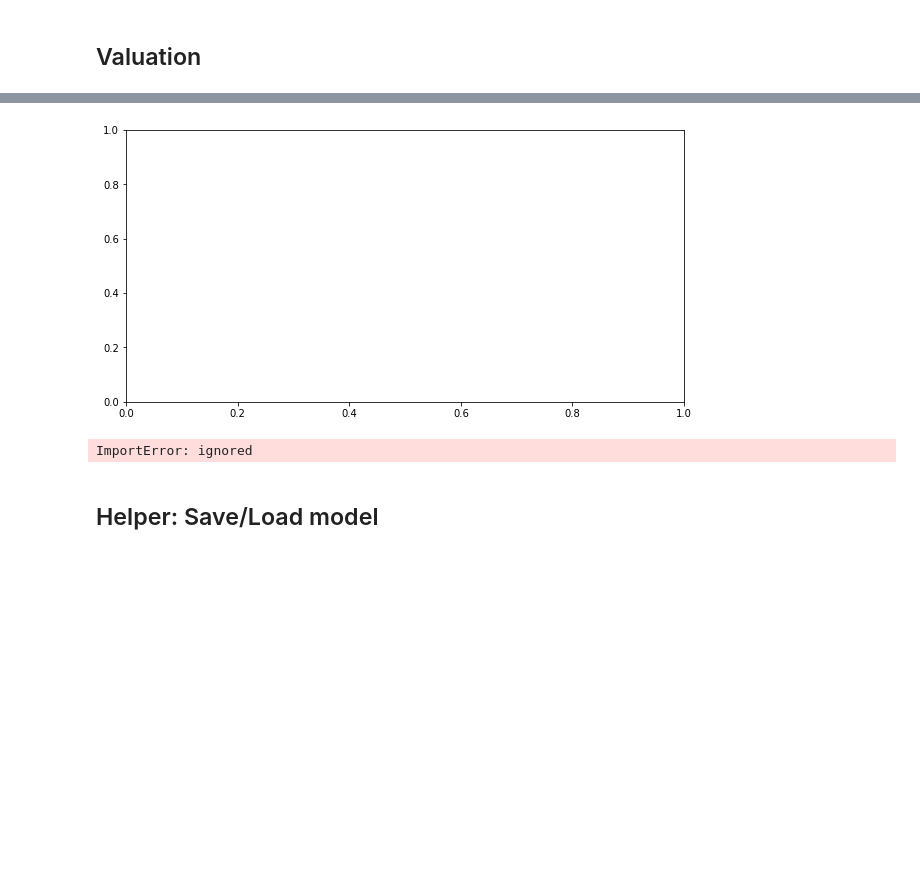
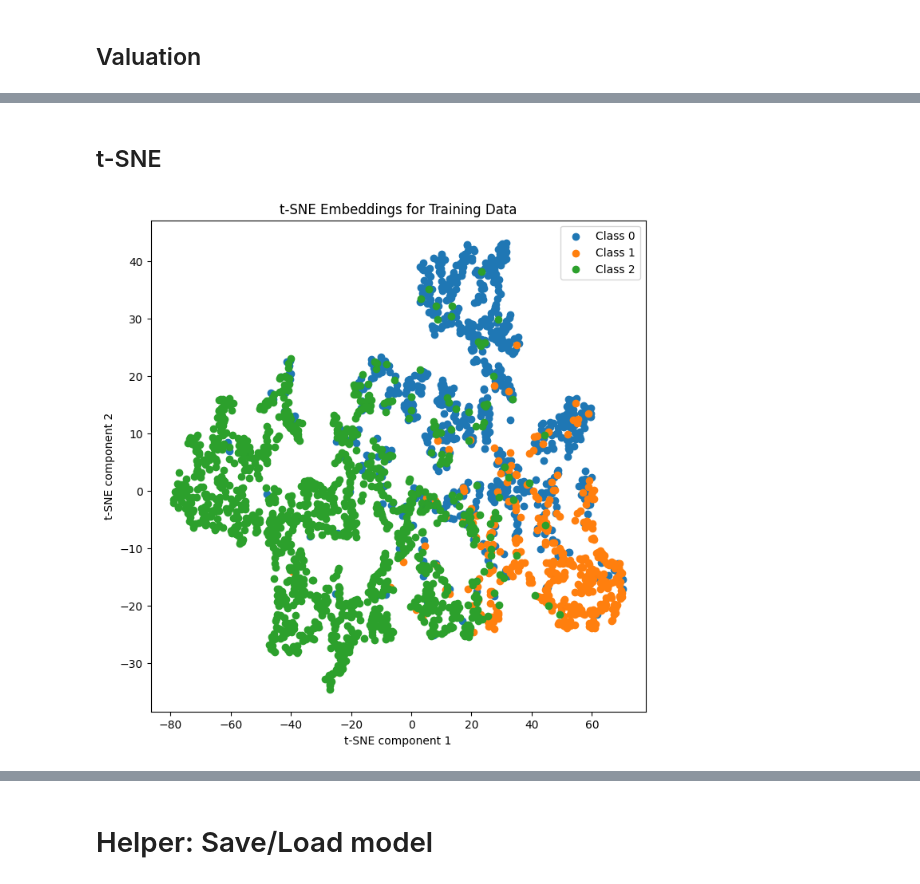
Before and after one commit to yan-ren/COMP6721_Winter2023_GroupK, a Jupyter notebook: resnet/comp6721_project_ResNet_3.ipynb, the cells around one changed output, grey strips where cells are left out. Drawn from its saved outputs; the diff is of its cells as text; code cells hidden in the pictures; blank space fills up the shorter version.

```diff
--- a/resnet/comp6721_project_ResNet_3.ipynb
+++ b/resnet/comp6721_project_ResNet_3.ipynb
@@ -141,3 +189,20 @@ Wall time: 10min 21s
+# %%
+from google.colab import files
+import pickle
+
+
+torch.save(model.state_dict(), model_path)
+
+with open(statistic_path, 'wb') as f:
+    data = {
+        'train_acc': accuracy,
+        'train_acc_valid': valid_accuracy,
+        'train_loss': loss,
+        'train_acc_step': step_accuracy_total,
+        'train_acc_valid_step': step_accuracy_validation_total,
+        'train_loss_step': step_loss_total,
+    }
+    pickle.dump(data, f)
 # %% [markdown]
 ## Valuation
 # %%
@@ -213,39 +282,56 @@ weighted avg       0.78      0.76      0.76       271
+# %% [markdown]
+## t-SNE
 # %%
 %%time
 from sklearn.manifold import TSNE
 from matplotlib import pyplot as plt
 
 def compute_tsne(model, dataloader):
     """
     Computes t-SNE embeddings for the given model and dataloader.
     """
     # Set model to evaluation mode
     model.eval()
 
-    # Define a function to extract the features from the last layer
-    def get_features_hook(module, input, output):
-        features.append(output.detach().cpu().numpy())
-
     # Get the features from the last layer for all samples in the dataset
     features = []
     labels = []
+
+    # Define a function to extract the features from the last layer
+    # def get_features_hook(module, input, output):
+    #     features.append(output.detach().cpu().numpy())
+
     with torch.no_grad():
         for inputs, targets in dataloader:
             inputs = inputs.to(device)
             targets = targets.to(device)
-            model.fc.register_forward_hook(get_features_hook)
+            # model.fc.register_forward_hook(get_features_hook)
             outputs = model(inputs)
+            features.append(outputs.detach().cpu().numpy())
             labels.append(targets.detach().cpu().numpy())
 
     features = np.concatenate(features)
     labels = np.concatenate(labels)
 
     # Compute t-SNE embeddings
-    tsne = TSNE(n_components=2, perplexity=30, n_iter=1000, random_state=0)
+    tsne = TSNE(n_components=2, perplexity=30, random_state=0)
     embeddings = tsne.fit_transform(features)
 
     return embeddings, labels
 
 
 train_embeddings, train_labels = compute_tsne(model, train_dataloader)
+# Plot t-SNE embeddings for the training datasets
+import matplotlib.pyplot as plt
+
+# Plot t-SNE embeddings
+plt.figure(figsize=(8,8))
+for i in range(num_classes):
+    plt.scatter(train_embeddings[train_labels==i,0], train_embeddings[train_labels==i,1], label=f'Class {i}')
+plt.legend()
+plt.title('t-SNE Embeddings for Training Data')
+plt.xlabel("t-SNE component 1")
+plt.ylabel("t-SNE component 2")
+plt.show()
 # %% [output]
+[figure, new version]
@@ -253,14 +340,3 @@ ValueError: ignored
-[figure, old version]
-# %%
-# Plot t-SNE embeddings for the training datasets
-from matplotlib.colors import ListedColormap, categorical
-
-plt.figure(figsize=(10, 5))
-cmap = ListedColormap(['r', 'g', 'b'])
-plt.scatter(train_embeddings[:, 0], train_embeddings[:, 1], c=categorical(train_labels), cmap=cmap)
-plt.title('Training Dataset')
-# %% [output]
-ImportError: ignored
 # %% [markdown]
-## Helper: Save/Load model
+# Helper: Save/Load model
 # %%
```
Also changed, not shown: parts of 11 cells of this notebook.
